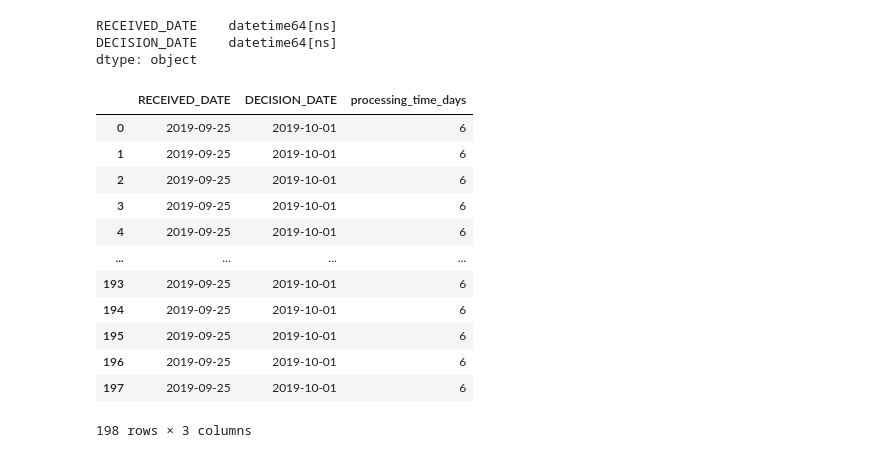
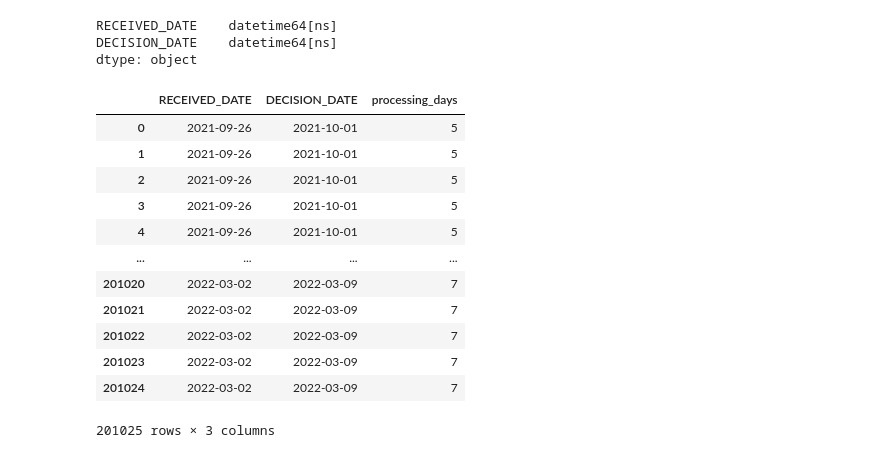
Before and after one commit to Diksha-Sharma-30/AI-Enabled-Visa-Status-Prediction-and-Processing-Time-Estimator, a Jupyter notebook: Visa prediction.ipynb, the cells around one changed output. Drawn from its saved outputs; the diff is of its cells as text; code cells hidden in the pictures.

```diff
--- a/Visa prediction.ipynb
+++ b/Visa prediction.ipynb
@@ -3,8 +3,8 @@ import pandas as pd
 # %%
 import numpy as np
 # %%
-url= "https://raw.githubusercontent.com/gunjan975/Visa-Status-Prediction/main/dataset.csv"
-df=pd.read_csv(url)
-df
+df=pd.read_csv("dataset.csv")
+df.shape
+df.head()
 # %% [output]
 |  | CASE_NUMBER | CASE_STATUS | RECEIVED_DATE | DECISION_DATE | ORIGINAL_CERT_DATE | VISA_CLASS | JOB_TITLE | ... |
@@ -91,3 +85,19 @@ Index(['CASE_NUMBER', 'CASE_STATUS', 'RECEIVED_DATE', 'DECISION_DATE',
        'PREPARER_FIRST_NAME', 'PREPARER_MIDDLE_INITIAL',
        'PREPARER_BUSINESS_NAME', 'PREPARER_EMAIL'],
       dtype='object')
+# %%
+columns = [
+'CASE_STATUS',
+'RECEIVED_DATE',
+'DECISION_DATE',
+'VISA_CLASS',
+'JOB_TITLE',
+'FULL_TIME_POSITION',
+'EMPLOYER_STATE',
+'WORKSITE_STATE',
+'WAGE_RATE_OF_PAY_FROM',
+'PREVAILING_WAGE'
+]
+
+df = df[columns]
+df.head()
@@ -101,20 +118,20 @@ RECEIVED_DATE    datetime64[ns]
 DECISION_DATE    datetime64[ns]
 dtype: object
 # %%
-df['processing_time_days'] = (df['DECISION_DATE'] - df['RECEIVED_DATE']).dt.days
+df['processing_days'] = (df['DECISION_DATE'] - df['RECEIVED_DATE']).dt.days
 # %%
-df[['RECEIVED_DATE', 'DECISION_DATE', 'processing_time_days']]
+df[['RECEIVED_DATE', 'DECISION_DATE', 'processing_days']]
 # %% [output]
-|  | RECEIVED_DATE | DECISION_DATE | processing_time_days |
-| 0 | 2019-09-25 | 2019-10-01 | 6 |
-| 1 | 2019-09-25 | 2019-10-01 | 6 |
-| 2 | 2019-09-25 | 2019-10-01 | 6 |
-| 3 | 2019-09-25 | 2019-10-01 | 6 |
-| 4 | 2019-09-25 | 2019-10-01 | 6 |
+|  | RECEIVED_DATE | DECISION_DATE | processing_days |
+| 0 | 2021-09-26 | 2021-10-01 | 5 |
+| 1 | 2021-09-26 | 2021-10-01 | 5 |
+| 2 | 2021-09-26 | 2021-10-01 | 5 |
+| 3 | 2021-09-26 | 2021-10-01 | 5 |
+| 4 | 2021-09-26 | 2021-10-01 | 5 |
 | ... | ... | ... | ... |
-| 193 | 2019-09-25 | 2019-10-01 | 6 |
-| 194 | 2019-09-25 | 2019-10-01 | 6 |
-| 195 | 2019-09-25 | 2019-10-01 | 6 |
-| 196 | 2019-09-25 | 2019-10-01 | 6 |
-| 197 | 2019-09-25 | 2019-10-01 | 6 |
+| 201020 | 2022-03-02 | 2022-03-09 | 7 |
+| 201021 | 2022-03-02 | 2022-03-09 | 7 |
+| 201022 | 2022-03-02 | 2022-03-09 | 7 |
+| 201023 | 2022-03-02 | 2022-03-09 | 7 |
+| 201024 | 2022-03-02 | 2022-03-09 | 7 |
-198 rows × 3 columns
+201025 rows × 3 columns
```
Also changed, not shown: parts of 7 cells of this notebook, 4 other files.
